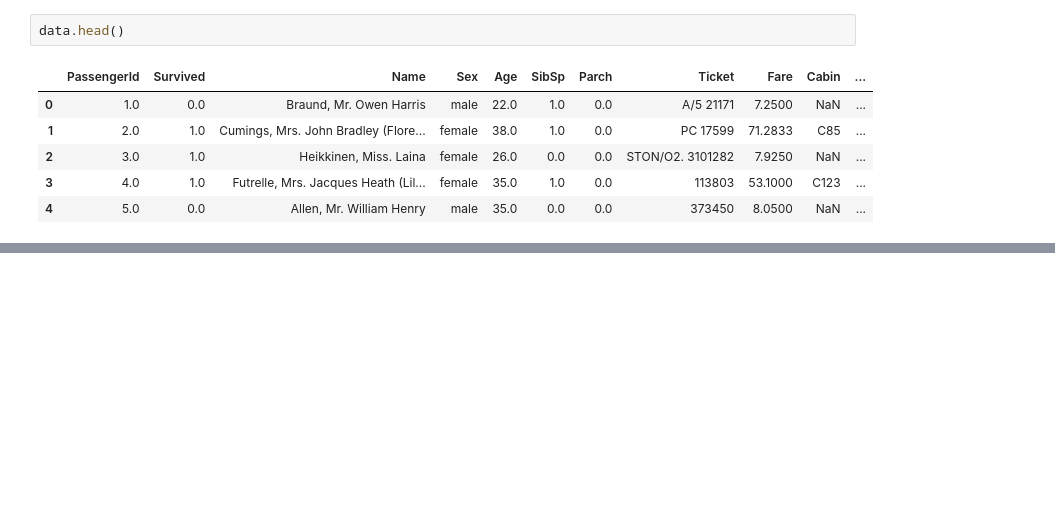
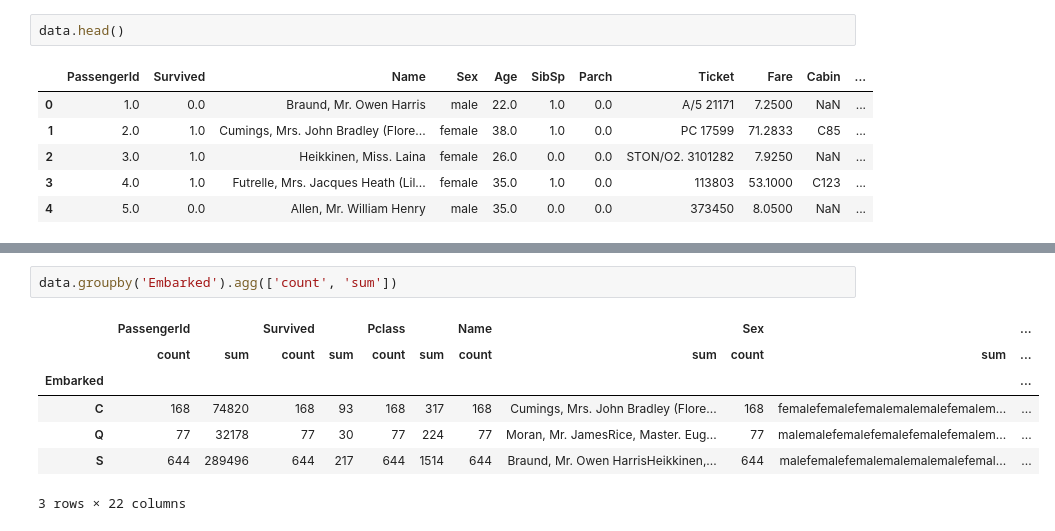
Before and after one commit to RahulParajuli/DataVisualizationandML, a Jupyter notebook: functions.ipynb, the cells around one changed output, grey strips where cells are left out. Cells and saved outputs as stored; diff of their text form; blank space fills up the shorter version.

```diff
--- a/functions.ipynb
+++ b/functions.ipynb
@@ -257,0 +282,10 @@ plt.show()
+# %%
+data.groupby('Embarked').agg(['count', 'sum'])
+# %% [output]
+|  | PassengerId |  | Survived |  | Pclass |  | Name |  | Sex |  | ... |
+|  | count | sum | count | sum | count | sum | count | sum | count | sum | ... |
+| Embarked |  |  |  |  |  |  |  |  |  |  | ... |
+| C | 168 | 74820 | 168 | 93 | 168 | 317 | 168 | Cumings, Mrs. John Bradley (Flore... | 168 | femalefemalefemalemalemalefemalem... | ... |
+| Q | 77 | 32178 | 77 | 30 | 77 | 224 | 77 | Moran, Mr. JamesRice, Master. Eug... | 77 | malemalefemalefemalefemalefemalem... | ... |
+| S | 644 | 289496 | 644 | 217 | 644 | 1514 | 644 | Braund, Mr. Owen HarrisHeikkinen,... | 644 | malefemalefemalemalemalemalefemal... | ... |
+3 rows × 22 columns
```
Also changed, not shown: parts of 16 cells of this notebook.
